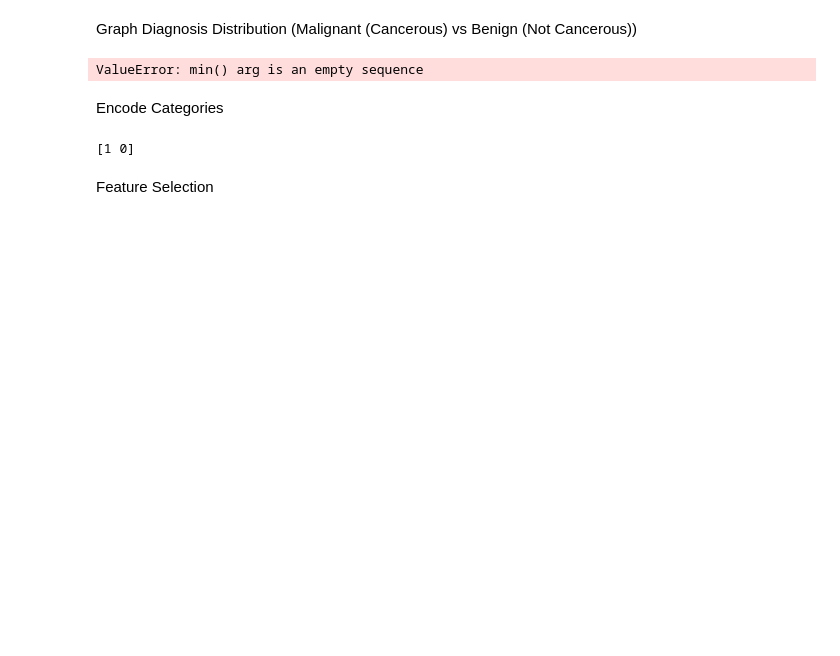
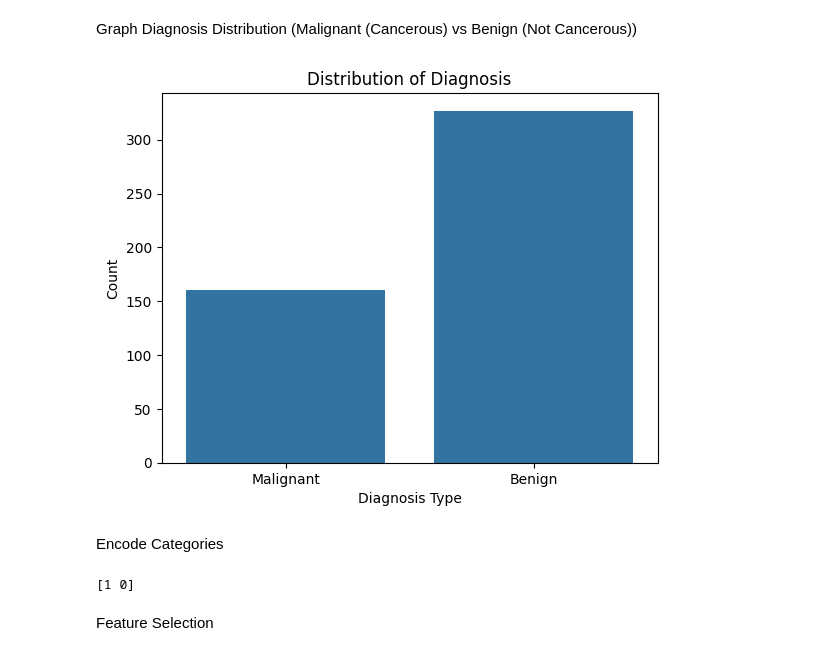
Before and after one commit to MasonInman29/CancerPrediction, a Jupyter notebook: cancerPrediction.ipynb, the cells around one changed output. Drawn from its saved outputs; the diff is of its cells as text; code cells hidden in the pictures; blank space fills up the shorter version.

```diff
--- a/cancerPrediction.ipynb
+++ b/cancerPrediction.ipynb
@@ -144,18 +228,18 @@ Graph Diagnosis Distribution (Malignant (Cancerous) vs Benign (Not Cancerous))
 # %%
 ax = sns.countplot(x='diagnosis', data=data)
 plt.title('Distribution of Diagnosis')
 plt.xlabel('Diagnosis Type')
 plt.ylabel('Count')
-ax.set_ylim(0,400)
+# ax.set_ylim(0,400)
 
-for p in ax.patches:
-    ax.annotate(f'{p.get_height()}', (p.get_x() + p.get_width() / 2., p.get_height()),
-                ha='center', va='baseline', fontsize=12, color='black', xytext=(0, 5),
-                textcoords='offset points')
+# for p in ax.patches:
+#     ax.annotate(f'{p.get_height()}', (p.get_x() + p.get_width() / 2., p.get_height()),
+#                 ha='center', va='baseline', fontsize=12, color='black', xytext=(0, 5),
+#                 textcoords='offset points')
 plt.savefig('graphs/diagnosis_distribution.png')
 plt.show()
 # %% [output]
-ValueError: min() arg is an empty sequence
+[figure, added]
 # %%
 # If there are missing values, you can drop them
 #data.dropna(inplace=True)
```
Also changed, not shown: parts of 15 cells of this notebook, 4 other files.
